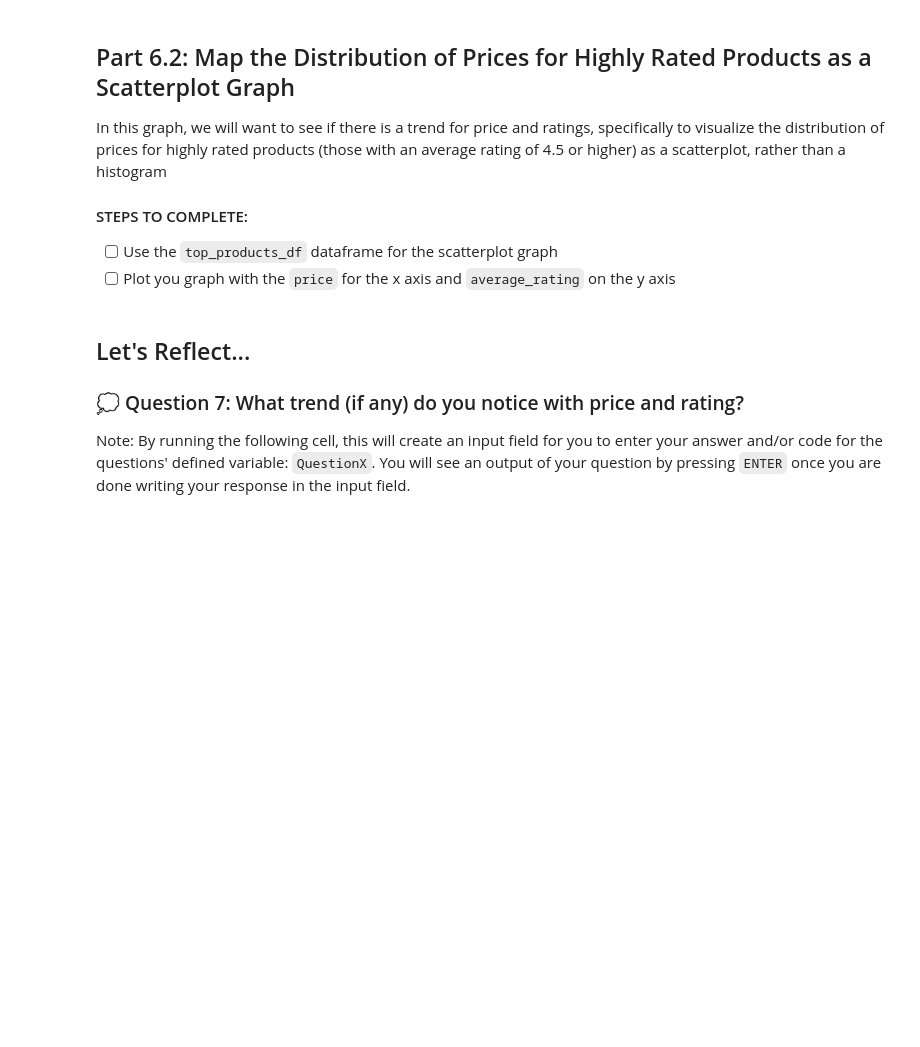
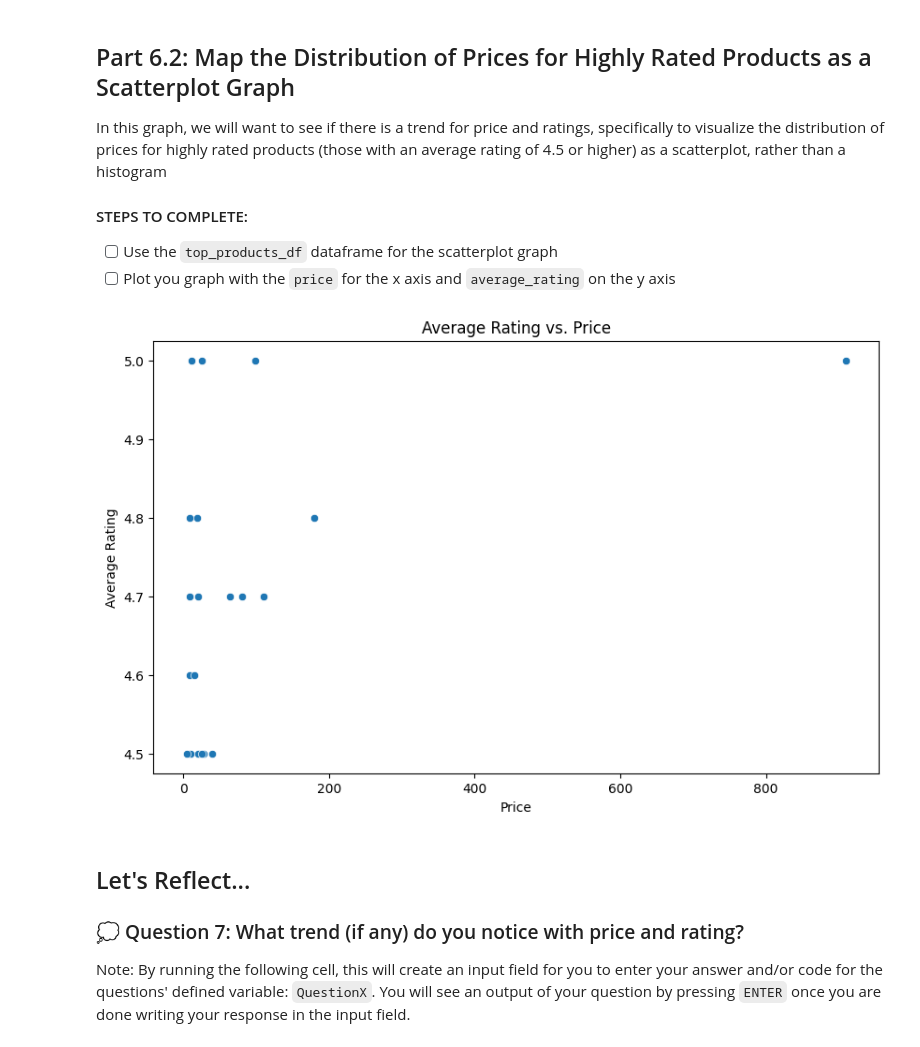
Before and after one commit to taml/AIPWP-ND-Project1, a Jupyter notebook: Udacity - PCEP Project.ipynb, the cells around one changed output. Saved outputs shown, nothing was run; the diff lists cells and outputs as text; code cells hidden in the pictures; blank space fills up the shorter version.

```diff
--- a/Udacity - PCEP Project.ipynb
+++ b/Udacity - PCEP Project.ipynb
@@ -662,15 +844,17 @@ In this graph, we will want to see if there is a trend for price and ratings, sp
 # %%
 # Average Rating vs. Price
 plt.figure(figsize=(10, 6))
 sns.scatterplot(
-    data=<---- YOUR CODE GOES HERE ---->,
-    x='<---- YOUR CODE GOES HERE ---->',
-    y='<---- YOUR CODE GOES HERE ---->'
+    data=top_products_df,
+    x='price',
+    y='average_rating',
 )
 plt.title('Average Rating vs. Price')
 plt.xlabel('Price')
 plt.ylabel('Average Rating')
 plt.show()
+# %% [output]
+[figure, added]
 # %% [markdown]
 ## Let's Reflect...
 ### 💭 Question 7: What trend (if any) do you notice with price and rating?
```
Also changed, not shown: parts of 30 cells of this notebook, 3 other files.
